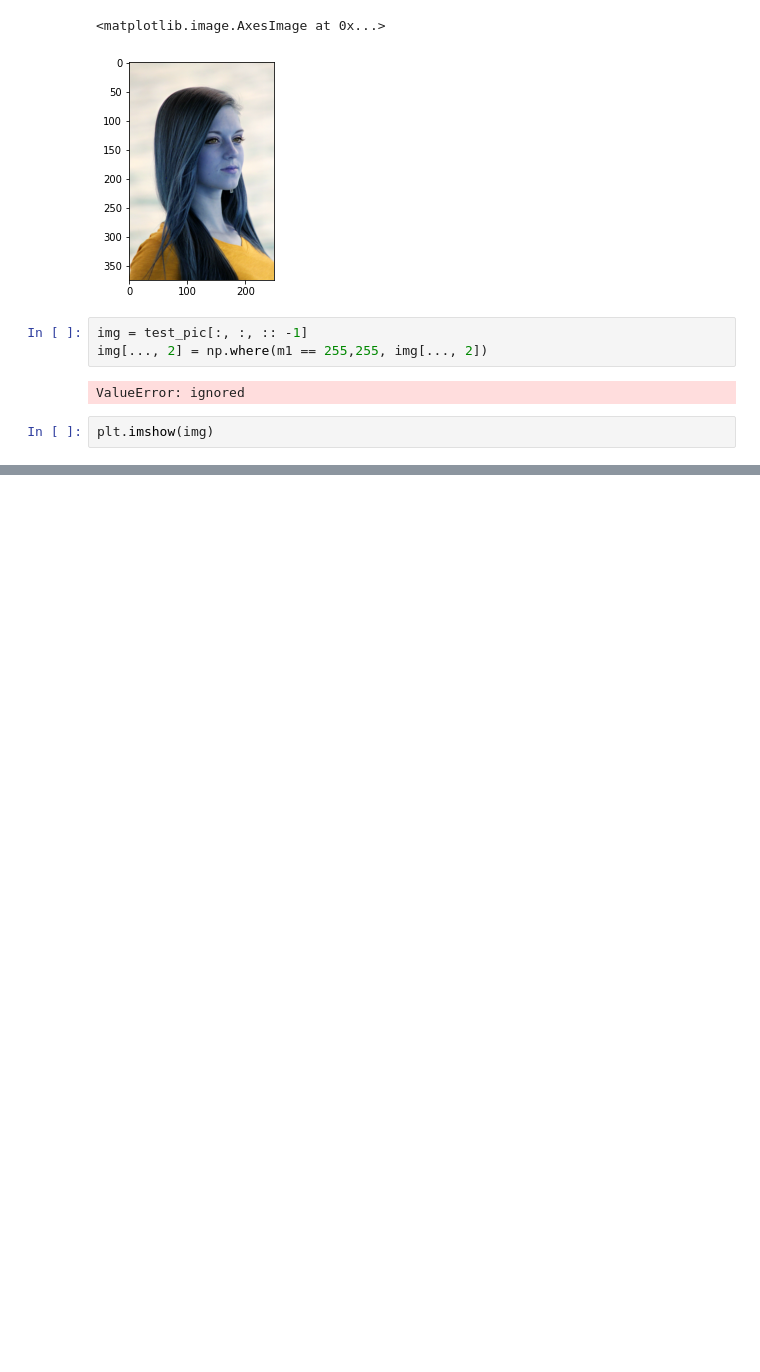
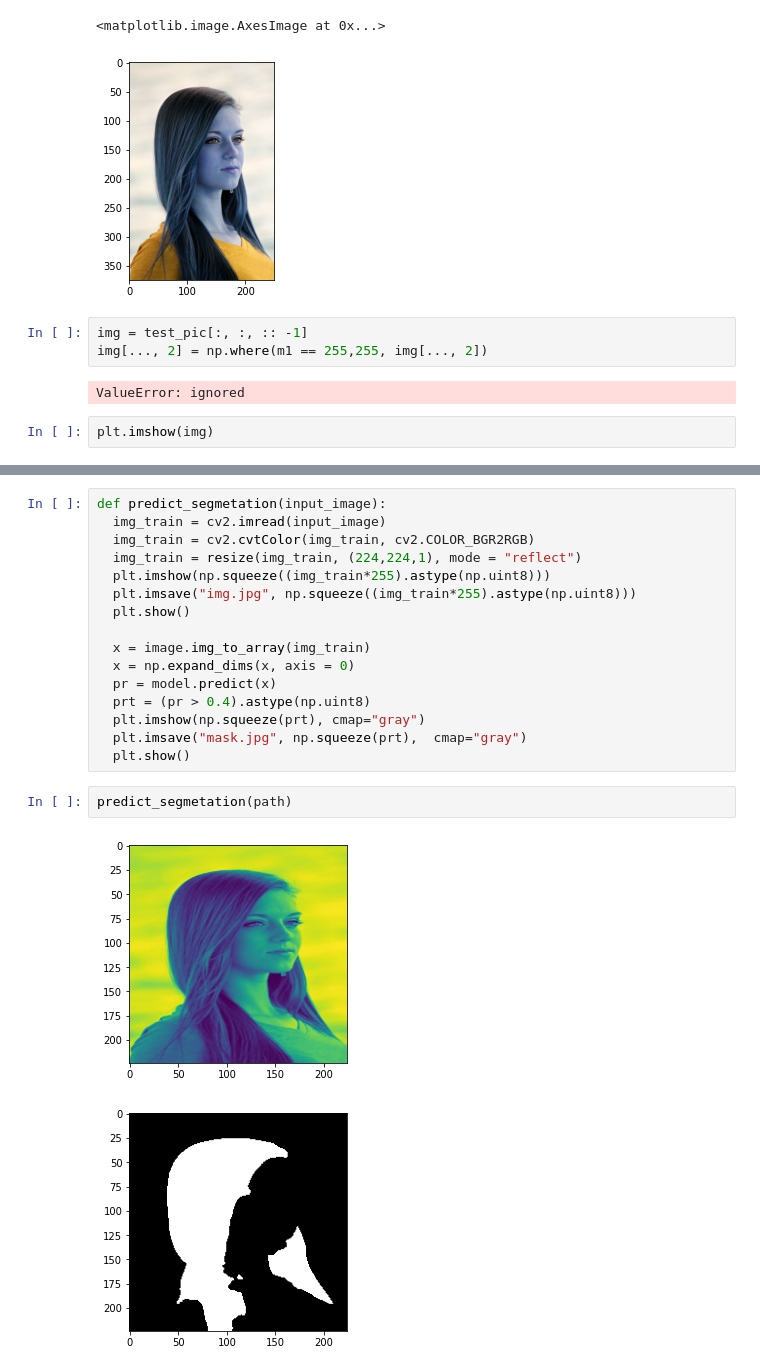
Before and after one commit to AwaisFazli/ChangeHairColorApp, a Jupyter notebook: HairSegmentation.ipynb, the cells around one changed output, grey strips where cells are left out. Drawn from its saved outputs; the diff is of its cells as text; blank space fills up the shorter version.

```diff
--- a/HairSegmentation.ipynb
+++ b/HairSegmentation.ipynb
@@ -284,0 +313,21 @@ plt.imshow(img)
+# %%
+def predict_segmetation(input_image):
+  img_train = cv2.imread(input_image)
+  img_train = cv2.cvtColor(img_train, cv2.COLOR_BGR2RGB)
+  img_train = resize(img_train, (224,224,1), mode = "reflect")
+  plt.imshow(np.squeeze((img_train*255).astype(np.uint8)))
+  plt.imsave("img.jpg", np.squeeze((img_train*255).astype(np.uint8)))
+  plt.show()
+
+  x = image.img_to_array(img_train)
+  x = np.expand_dims(x, axis = 0)
+  pr = model.predict(x)
+  prt = (pr > 0.4).astype(np.uint8)
+  plt.imshow(np.squeeze(prt), cmap="gray")
+  plt.imsave("mask.jpg", np.squeeze(prt),  cmap="gray")
+  plt.show()
+# %%
+predict_segmetation(path)
+# %% [output]
+[figure, added]
+[figure, added]
```
Also changed, not shown: parts of 7 cells of this notebook.
